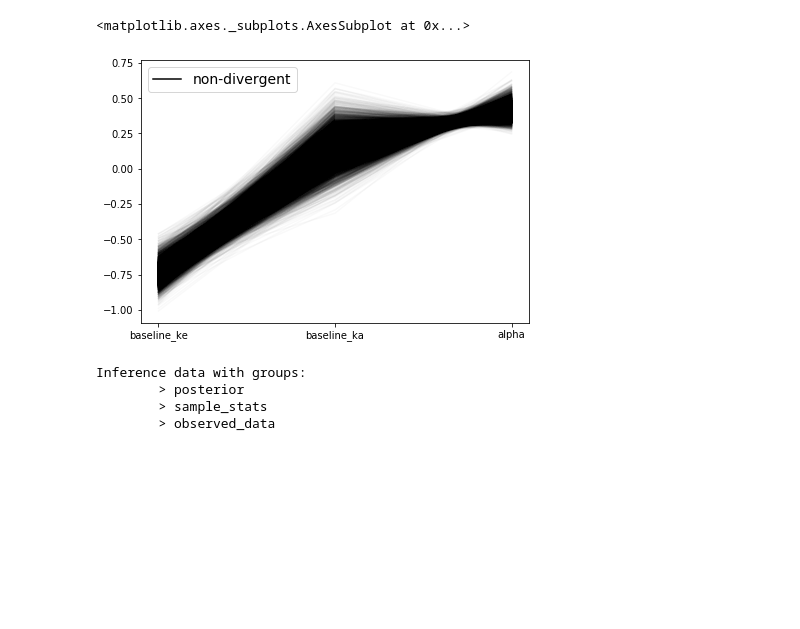
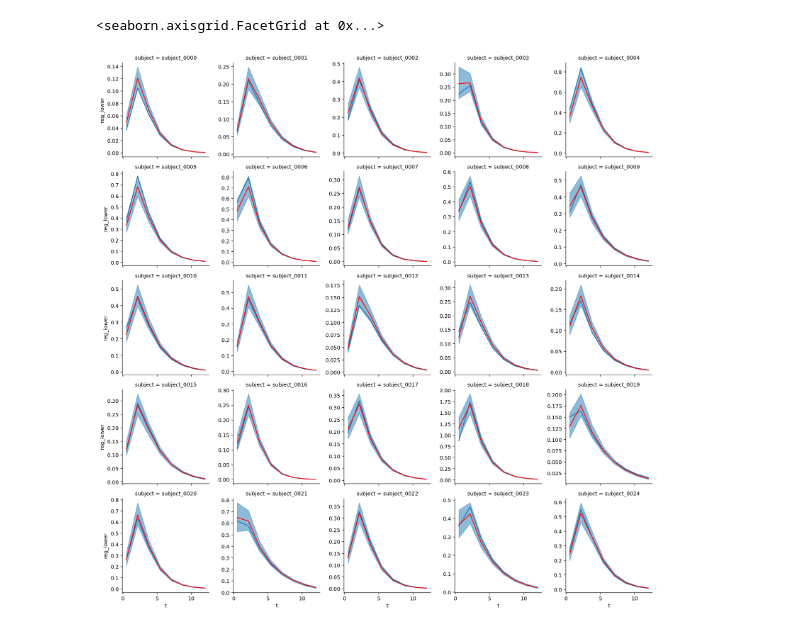
Before and after one commit to Dpananos/PKBayes, a Jupyter notebook: debug.ipynb, the cells around one changed output. Saved outputs shown, nothing was run; the diff lists cells and outputs as text; code cells hidden in the pictures; blank space fills up the shorter version.

```diff
--- a/debug.ipynb
+++ b/debug.ipynb
@@ -10,12 +10,36 @@ data = az.from_netcdf('trace/pk_mixed_model.NC')
-# %%
-az.plot_parallel(data, var_names=['baseline_ke','baseline_ka','alpha'])
-# %% [output]
-<matplotlib.axes._subplots.AxesSubplot at 0x...>
-[figure, removed]
-# %%
-data
-# %% [output]
-Inference data with groups:
-        > posterior
-        > sample_stats
-        > observed_data
+# %%
+mixed_model = az.from_netcdf('trace/pk_mixed_model.NC')
+reg = az.from_netcdf('trace/pk_regression.NC')
+df = pd.read_csv('data/test.csv', index_col = 0)
+df.index = df.index.rename('subject')
+df=df.reset_index()
+# %%
+draws = reg.posterior.conc.stack(z=['chain','draw','conc_dim_0']).to_dataframe()
+
+reg_model_summary = draws.groupby('conc_dim_0').agg([('reg_mean',np.mean),
+                                                     ('reg_lower', lambda x: np.quantile(x,0.025)),
+                                                     ('reg_upper', lambda x: np.quantile(x, 0.975))])
+
+reg_model_summary.columns = reg_model_summary.columns.droplevel()
+# %%
+draws = mixed_model.posterior.conc.stack(z=['chain','draw','conc_dim_0']).to_dataframe()
+
+
+mixed_model_summary = draws.groupby('conc_dim_0').agg([('mixed_mean',np.mean),
+                                                     ('mixed_lower', lambda x: np.quantile(x,0.025)),
+                                                     ('mixed_upper', lambda x: np.quantile(x, 0.975))])
+
+mixed_model_summary.columns = mixed_model_summary.columns.droplevel()
+# %%
+df = df.join(reg_model_summary).join(mixed_model_summary)
+
+g = sns.FacetGrid(data = df, col='subject', col_wrap=5, sharey = False)
+
+g.map_dataframe(sns.lineplot, 't','y', color = 'C0')
+g.map_dataframe(sns.lineplot, 't','reg_mean', color= 'r')
+# g.map_dataframe(sns.lineplot, 't','mixed_model', color= 'purple')
+g.map_dataframe(plt.fill_between, 't', 'reg_lower','reg_upper', alpha = 0.5)
+g.add_legend()
+# %% [output]
+<seaborn.axisgrid.FacetGrid at 0x...>
+[figure, added]
```
Also changed, not shown: parts of 3 cells of this notebook, 7 other files.
